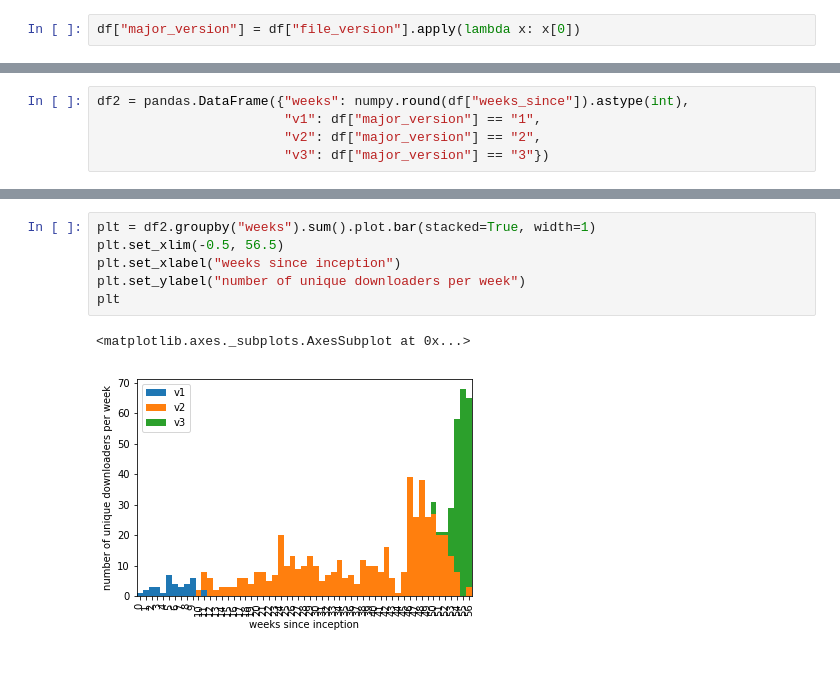
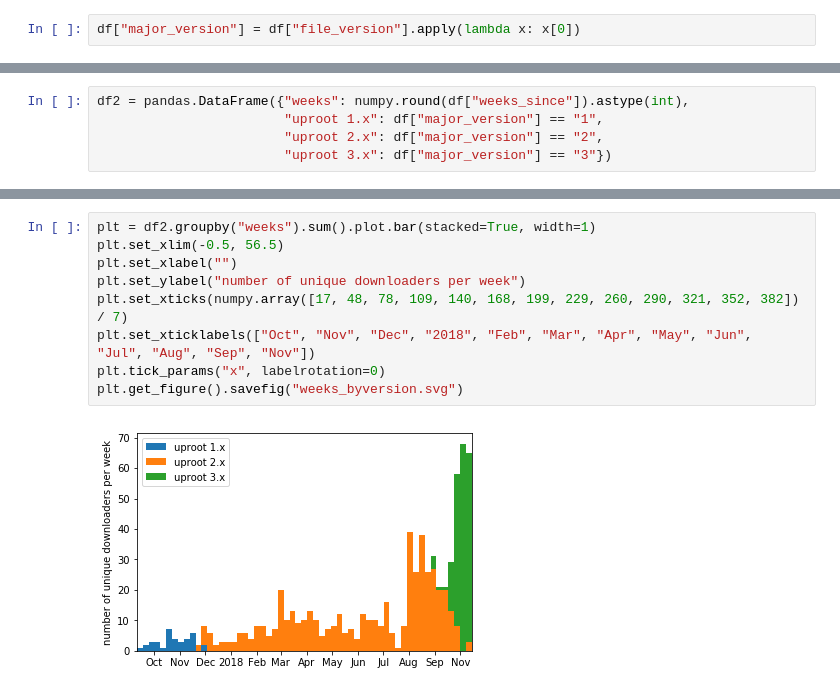
Before and after one commit to jpivarski-talks/jupyter-talks, a Jupyter notebook: uproot-stats/makeplots.ipynb, the cells around one changed output, grey strips where cells are left out. Saved outputs shown, nothing was run; the diff lists cells and outputs as text; blank space fills up the shorter version.

Commit message:
done with 2018-10 updated plots

```diff
--- a/uproot-stats/makeplots.ipynb
+++ b/uproot-stats/makeplots.ipynb
@@ -50,6 +48,6 @@ plt
 [figure]
 # %%
 df2 = pandas.DataFrame({"weeks": numpy.round(df["weeks_since"]).astype(int),
-                        "v1": df["major_version"] == "1",
-                        "v2": df["major_version"] == "2",
-                        "v3": df["major_version"] == "3"})
+                        "uproot 1.x": df["major_version"] == "1",
+                        "uproot 2.x": df["major_version"] == "2",
+                        "uproot 3.x": df["major_version"] == "3"})
@@ -56,9 +73,11 @@ df2 = pandas.DataFrame({"weeks": numpy.round(df["weeks_since"]).astype(int),
 # %%
 plt = df2.groupby("weeks").sum().plot.bar(stacked=True, width=1)
 plt.set_xlim(-0.5, 56.5)
-plt.set_xlabel("weeks since inception")
+plt.set_xlabel("")
 plt.set_ylabel("number of unique downloaders per week")
-plt
+plt.set_xticks(numpy.array([17, 48, 78, 109, 140, 168, 199, 229, 260, 290, 321, 352, 382]) / 7)
+plt.set_xticklabels(["Oct", "Nov", "Dec", "2018", "Feb", "Mar", "Apr", "May", "Jun", "Jul", "Aug", "Sep", "Nov"])
+plt.tick_params("x", labelrotation=0)
+plt.get_figure().savefig("weeks_byversion.svg")
 # %% [output]
-<matplotlib.axes._subplots.AxesSubplot at 0x...>
-[figure, old version]
+[figure, new version]
```
Also changed, not shown: parts of 5 cells of this notebook, 10 other files.
